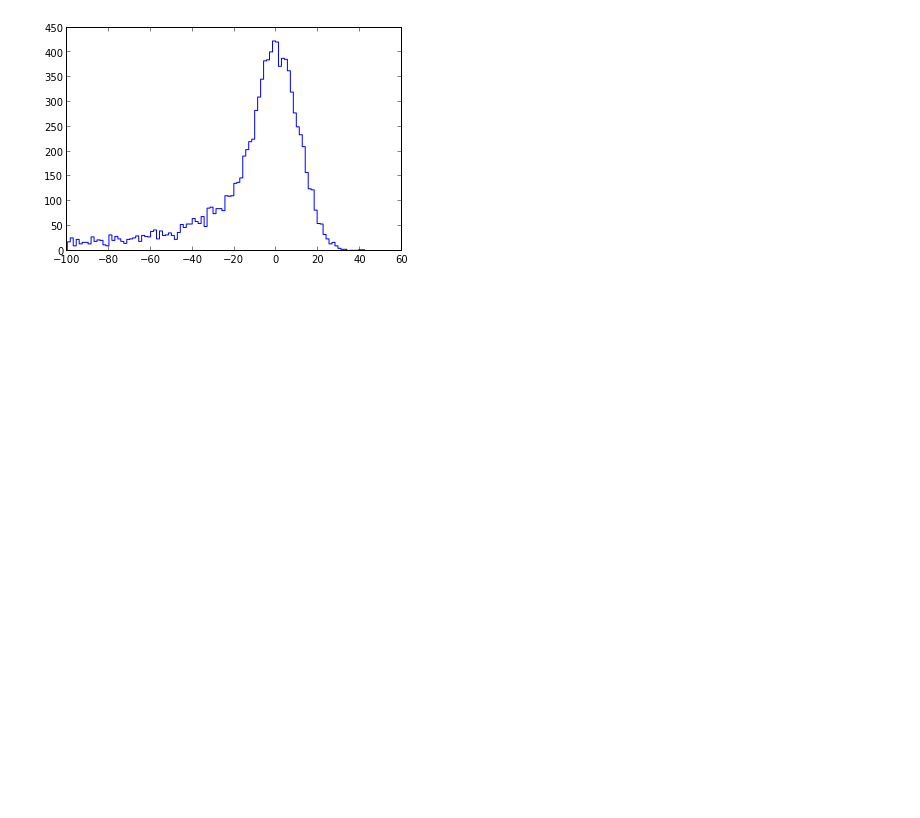
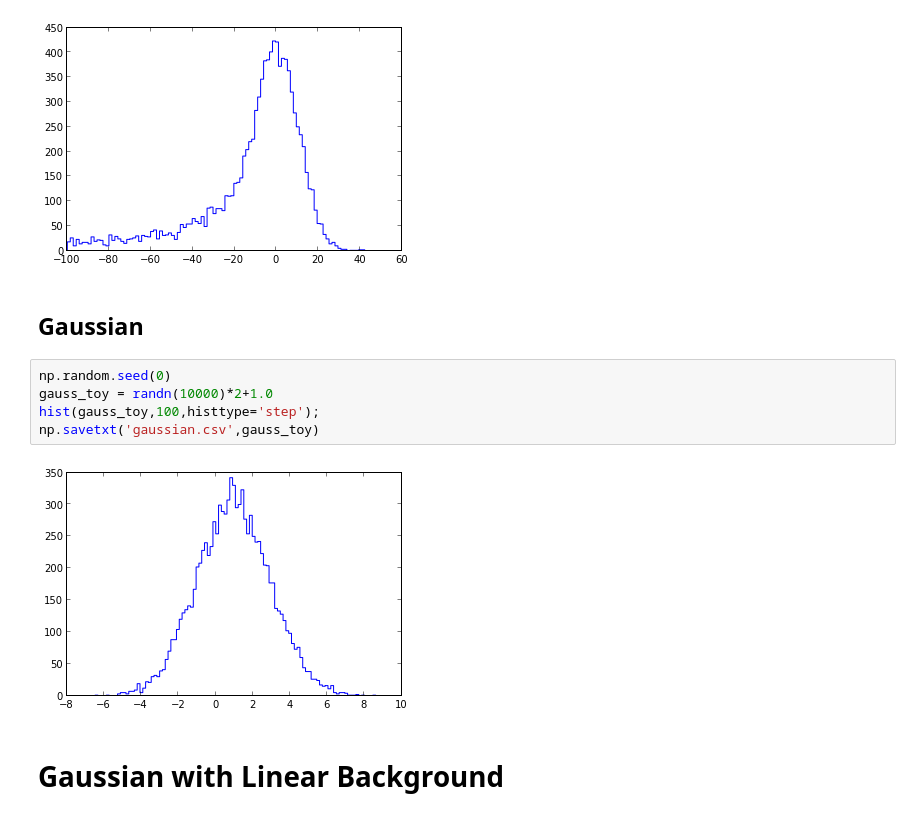
Before and after one commit to cdeil/pyfit, a Jupyter notebook: data/gentoy.ipynb, the cells around one changed output. Drawn from its saved outputs; the diff is of its cells as text; blank space fills up the shorter version.

Commit message:
gaussian and gaussian with linear background

```diff
--- a/data/gentoy.ipynb
+++ b/data/gentoy.ipynb
@@ -40,3 +40,14 @@ hist(gcball_toy,bins=100,histtype='step');
 np.savetxt('crystallball_convoluted.csv',gcball_toy)
 # %% [output]
 [figure]
+# %% [markdown]
+## Gaussian
+# %%
+np.random.seed(0)
+gauss_toy = randn(10000)*2+1.0
+hist(gauss_toy,100,histtype='step');
+np.savetxt('gaussian.csv',gauss_toy)
+# %% [output]
+[figure, added]
+# %% [markdown]
+# Gaussian with Linear Background
```
Also changed, not shown: parts of 4 cells of this notebook, 3 other files.
